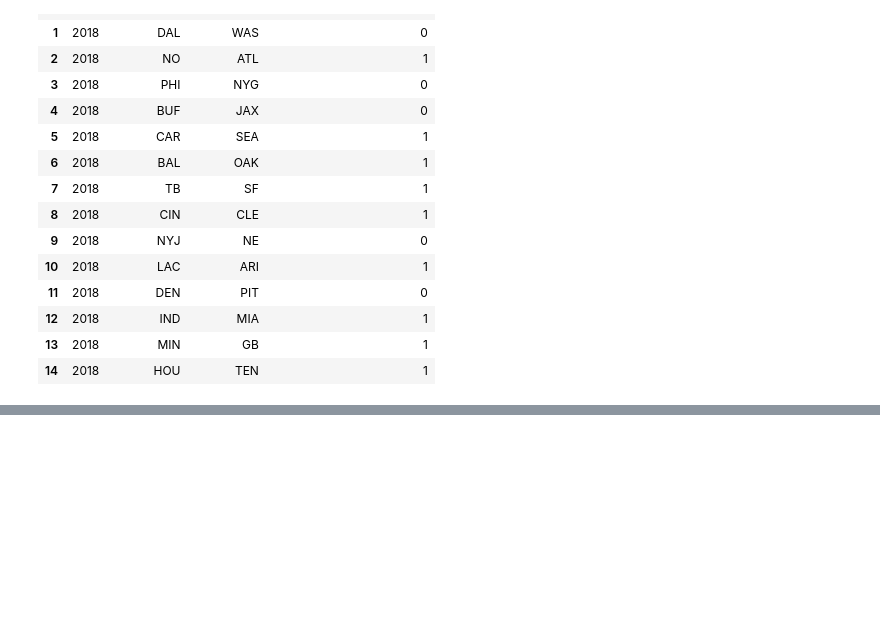
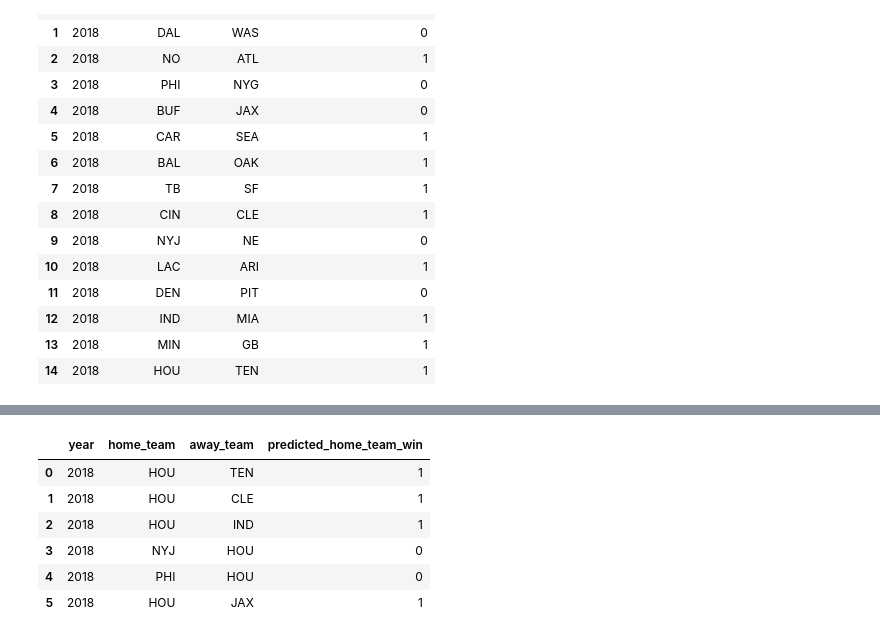
Before and after one commit to psharma8/cmsc320-final-tutorial-nfl-eda-and-prediction, a Jupyter notebook: final_project.ipynb, the cells around one changed output, grey strips where cells are left out. Saved outputs shown, nothing was run; the diff lists cells and outputs as text; code cells hidden in the pictures; blank space fills up the shorter version.

```diff
--- a/final_project.ipynb
+++ b/final_project.ipynb
@@ -668,0 +759,59 @@ Above the model said accuracy_score is 7515% (0.7515375153751538), and the resul
+# %%
+# future games prediction of Colts
+p_df=new_pred_df.loc[(new_pred_df['year'] == 2018)]
+year =[2018]*6
+home_team = ['HOU','HOU','HOU','NYJ','PHI','HOU']
+away_team = ['TEN','CLE','IND','HOU','HOU','JAX']
+avg_home_win_ht = []
+avg_total_scores_ht = []
+avg_away_win_at = []
+avg_total_scores_at = []
+
+for x in (home_team):
+    h_team=p_df.loc[(p_df['home_team']==x)].iloc[0]
+    ht_avg_home_win = h_team['avg_home_win_ht']
+    ht_avg_scores = h_team['avg_total_scores_ht']
+    avg_home_win_ht.append(ht_avg_home_win)
+    avg_total_scores_ht.append(ht_avg_scores)
+
+for x in (away_team):
+    a_team=p_df.loc[(p_df['away_team']==x)].iloc[0]
+    at_avg_away_win = a_team['avg_away_win_at']
+    at_avg_scores = a_team['avg_total_scores_at']
+    avg_away_win_at.append(at_avg_away_win)
+    avg_total_scores_at.append(at_avg_scores)
+
+col_names=['year','home_team','away_team','avg_home_win_ht','avg_total_scores_ht',
+           'avg_away_win_at','avg_total_scores_at']
+my_data = pd.DataFrame()
+my_data['year']=year; my_data['home_team']=home_team;  my_data['away_team']=away_team;
+my_data['avg_home_win_ht'] = avg_home_win_ht; my_data['avg_total_scores_ht']=avg_total_scores_ht
+my_data['avg_away_win_at']=avg_away_win_at;   my_data['avg_total_scores_at']=avg_total_scores_at;
+my_data.head(6)
+
+# PREDICTION TABLE OF GAMES FOR COLTS
+my_df=new_pred_df.copy()
+my_df.drop('home_team_win',axis=1,inplace=True)
+my_df=my_df.append(my_data, ignore_index=True)
+my_df['home_team'] = le.transform(my_df['home_team'])
+my_df['away_team'] = le.transform(my_df['away_team'])
+
+home_team = pd.get_dummies(my_df['home_team'])
+away_team = pd.get_dummies(my_df['away_team'])
+my_df = pd.concat([my_df,home_team,away_team],axis=1)
+my_df.drop('home_team',axis=1,inplace=True)
+my_df.drop('away_team',axis=1,inplace=True)
+
+X=my_df.tail(6)
+predictions = model.predict(X)
+my_data.drop(['avg_home_win_ht','avg_total_scores_ht','avg_away_win_at','avg_total_scores_at'],axis=1,inplace=True)
+my_data['predicted_home_team_win'] = predictions
+my_data.head(6)
+# %% [output]
+|  | year | home_team | away_team | predicted_home_team_win |
+| 0 | 2018 | HOU | TEN | 1 |
+| 1 | 2018 | HOU | CLE | 1 |
+| 2 | 2018 | HOU | IND | 1 |
+| 3 | 2018 | NYJ | HOU | 0 |
+| 4 | 2018 | PHI | HOU | 0 |
+| 5 | 2018 | HOU | JAX | 1 |
```
Also changed, not shown: parts of 9 cells of this notebook.
